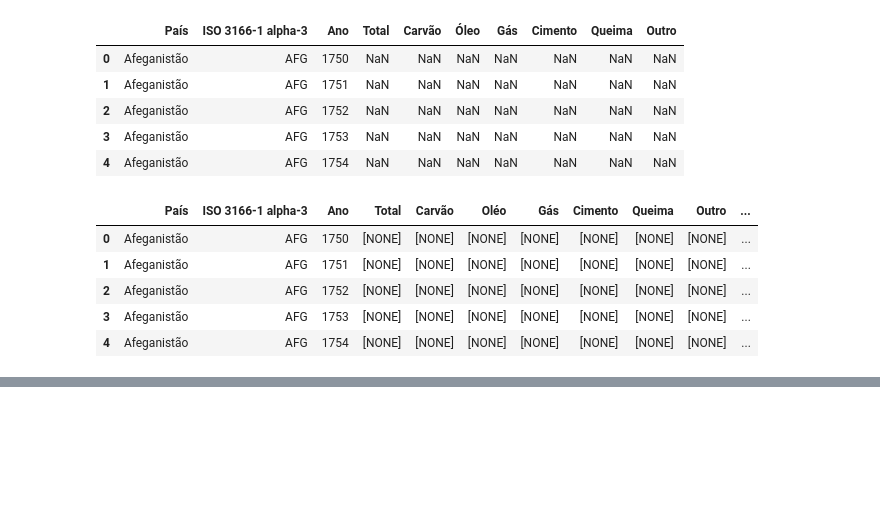
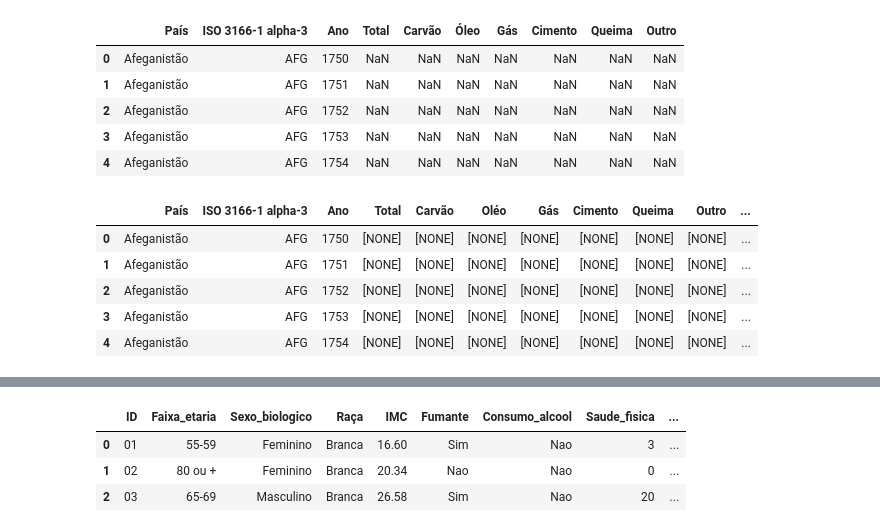
Before and after one commit to strawndri/python-ds-pandas-io, a Jupyter notebook: Projeto_Python_Data_Science.ipynb, the cells around one changed output, grey strips where cells are left out. Drawn from its saved outputs; the diff is of its cells as text; code cells hidden in the pictures; blank space fills up the shorter version.

```diff
--- a/Projeto_Python_Data_Science.ipynb
+++ b/Projeto_Python_Data_Science.ipynb
@@ -324,0 +350,4 @@ fontes_sheets.head()
+# %%
+url_2 = 'https://raw.githubusercontent.com/strawndri/python-ds-pandas-io/main/dados/pacientes_2.json'
+# %%
+dados_pacientes_2 = pd.read_json(url_2)
@@ -324,0 +385,9 @@ fontes_sheets.head()
+# %%
+df_normalizado = pd.json_normalize(dados_pacientes_2['Pacientes'])
+# %%
+df_normalizado
+# %% [output]
+|  | ID | Faixa_etaria | Sexo_biologico | Raça | IMC | Fumante | Consumo_alcool | Saude_fisica | ... |
+| 0 | 01 | 55-59 | Feminino | Branca | 16.60 | Sim | Nao | 3 | ... |
+| 1 | 02 | 80 ou + | Feminino | Branca | 20.34 | Nao | Nao | 0 | ... |
+| 2 | 03 | 65-69 | Masculino | Branca | 26.58 | Sim | Nao | 20 | ... |
```
Also changed, not shown: parts of 12 cells of this notebook.
